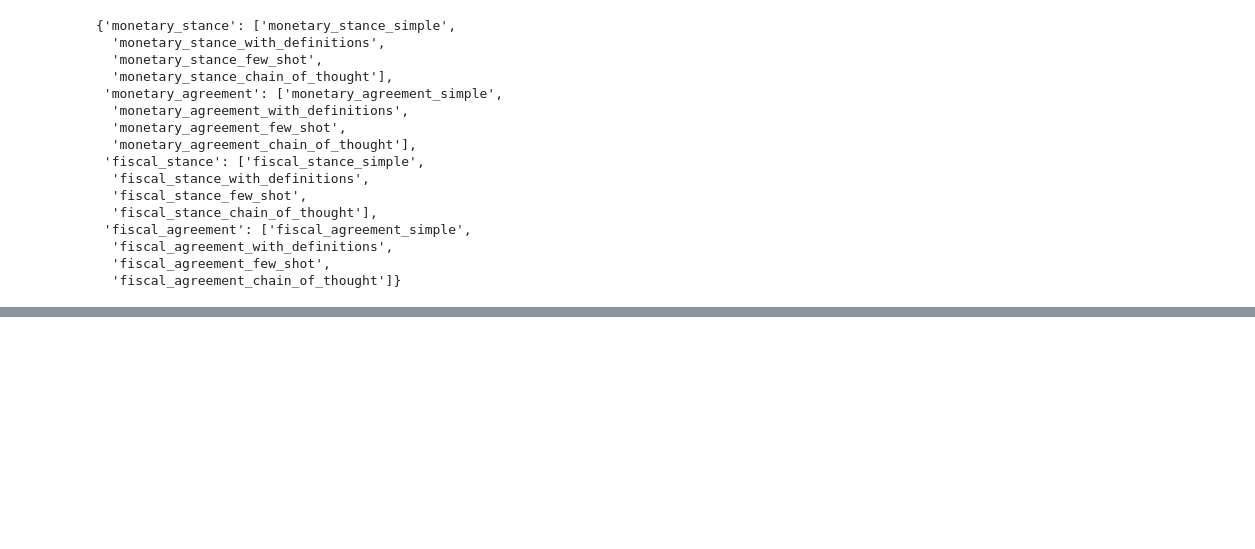
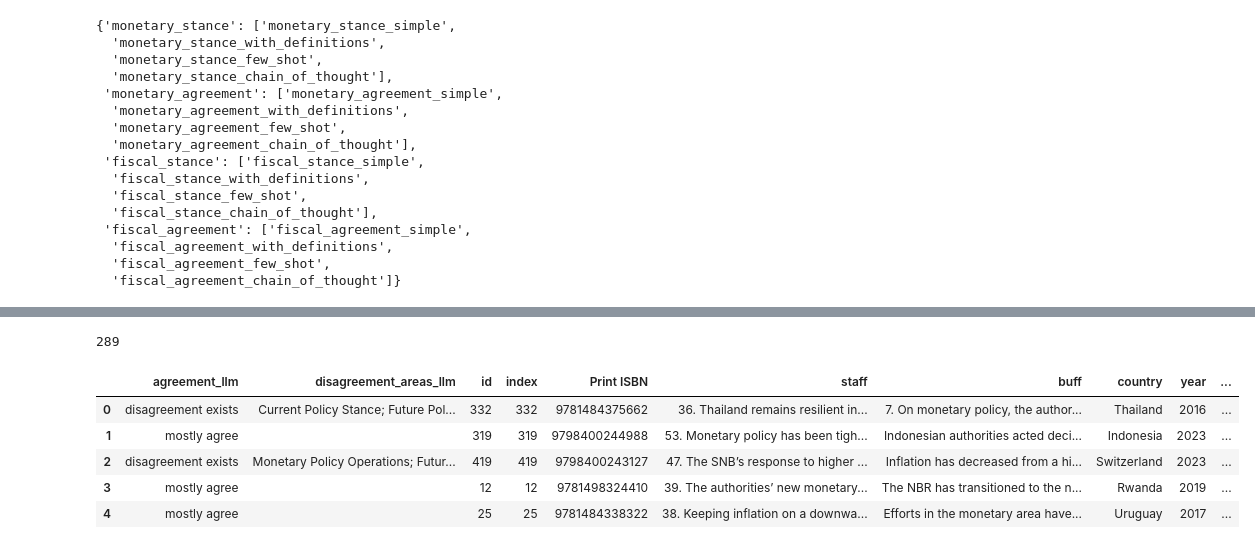
Before and after one commit to johnsonice/Fund_ISR, a Jupyter notebook: notebooks/Traction/llm_fiscal_monetary_demo.ipynb, the cells around one changed output, grey strips where cells are left out. Cells and saved outputs as stored; diff of their text form; code cells hidden in the pictures; blank space fills up the shorter version.

```diff
--- a/notebooks/Traction/llm_fiscal_monetary_demo.ipynb
+++ b/notebooks/Traction/llm_fiscal_monetary_demo.ipynb
@@ -134,0 +168,28 @@ The generic `test_prompt()` function can test any prompt variant with appropriat
+# %%
+batch_agent = BatchAsyncLLMAgent(
+    api_key=os.getenv('OPENAI_API_KEY'),
+    model='gpt-5',
+    temperature=1
+)
+# %%
+# Process a small subset to demo
+subset_messages = batch_messages
+subset_ids = batch_ids
+
+async def run_batch():
+    results = await _process_batch_async(
+        batch_agent,
+        subset_messages,
+        response_model=registry_entry["response_model"],
+        batch_size=8,
+        max_completion_tokens=2000,
+        reasoning_effort='low'
+    )
+    return results
+
+results = asyncio.run(run_batch())
+# %%
+# Show merged outputs (id + parsed response)
+merged = _merge_ids_with_responses(subset_ids, results)
+print(f"Processed {len(merged)} responses")
+print(merged[0])
@@ -134,0 +199,8 @@ The generic `test_prompt()` function can test any prompt variant with appropriat
+# %%
+# Convert merged results to DataFrame
+df_merged = pd.DataFrame(merged)
+# Add _llm suffix to column names from the LLM results
+llm_columns = [col for col in df_merged.columns if col not in ['id']]
+rename_dict = {col: f"{col}_llm" for col in llm_columns}
+df_merged = df_merged.rename(columns=rename_dict)
+df_merged
@@ -134,0 +221,16 @@ The generic `test_prompt()` function can test any prompt variant with appropriat
+# %%
+# Fix the merge issue by converting id column types to match
+df_merged['id'] = df_merged['id'].astype(int)
+df_merged = df_merged.merge(sample_df, left_on='id', right_on='index', how='left')
+# Keep only records with no NaN values in key columns
+df_merged = df_merged.dropna(subset=['agreement_general', 'agreement_llm'])
+print(len(df_merged))
+df_merged.head()
+# %% [output]
+289
+|  | agreement_llm | disagreement_areas_llm | id | index | Print ISBN | staff | buff | country | year | ... |
+| 0 | disagreement exists | Current Policy Stance; Future Pol... | 332 | 332 | 9781484375662 | 36. Thailand remains resilient in... | 7. On monetary policy, the author... | Thailand | 2016 | ... |
+| 1 | mostly agree |  | 319 | 319 | 9798400244988 | 53. Monetary policy has been tigh... | Indonesian authorities acted deci... | Indonesia | 2023 | ... |
+| 2 | disagreement exists | Monetary Policy Operations; Futur... | 419 | 419 | 9798400243127 | 47. The SNB’s response to higher ... | Inflation has decreased from a hi... | Switzerland | 2023 | ... |
+| 3 | mostly agree |  | 12 | 12 | 9781498324410 | 39. The authorities’ new monetary... | The NBR has transitioned to the n... | Rwanda | 2019 | ... |
+| 4 | mostly agree |  | 25 | 25 | 9781484338322 | 38. Keeping inflation on a downwa... | Efforts in the monetary area have... | Uruguay | 2017 | ... |
```
Also changed, not shown: parts of 30 cells of this notebook, 12 other files.
